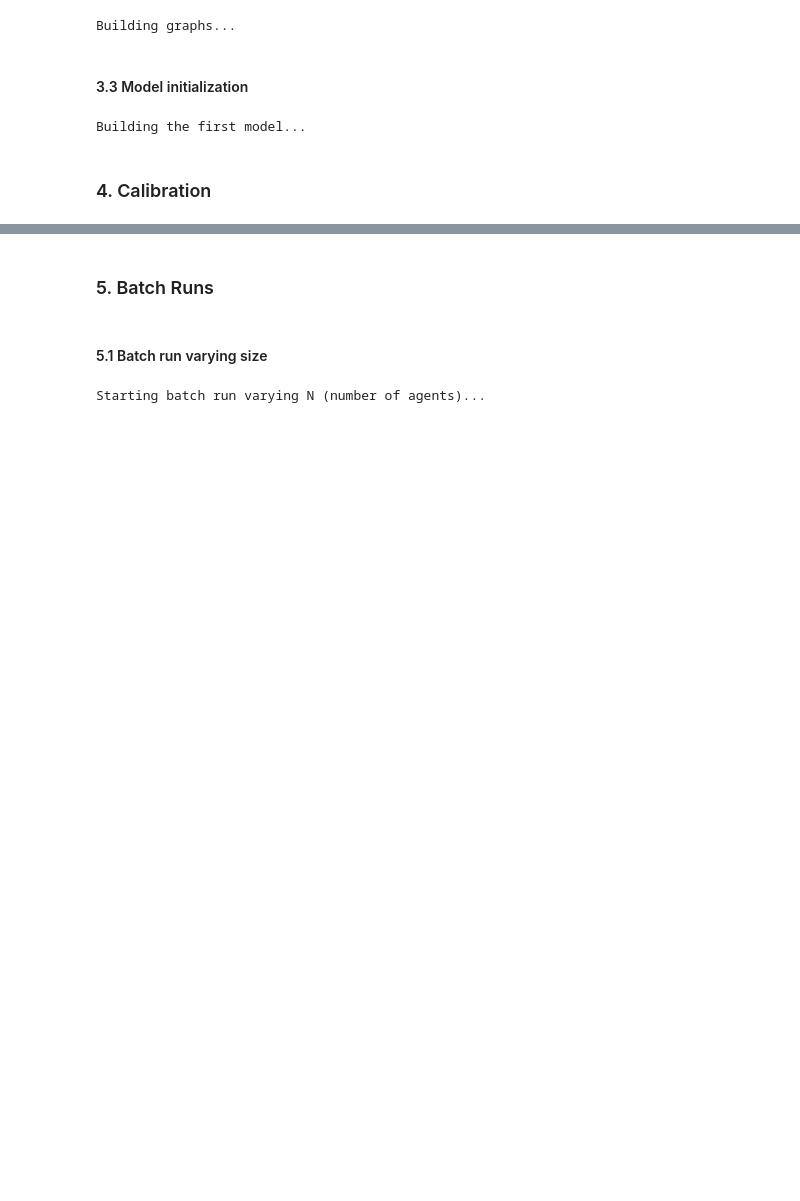
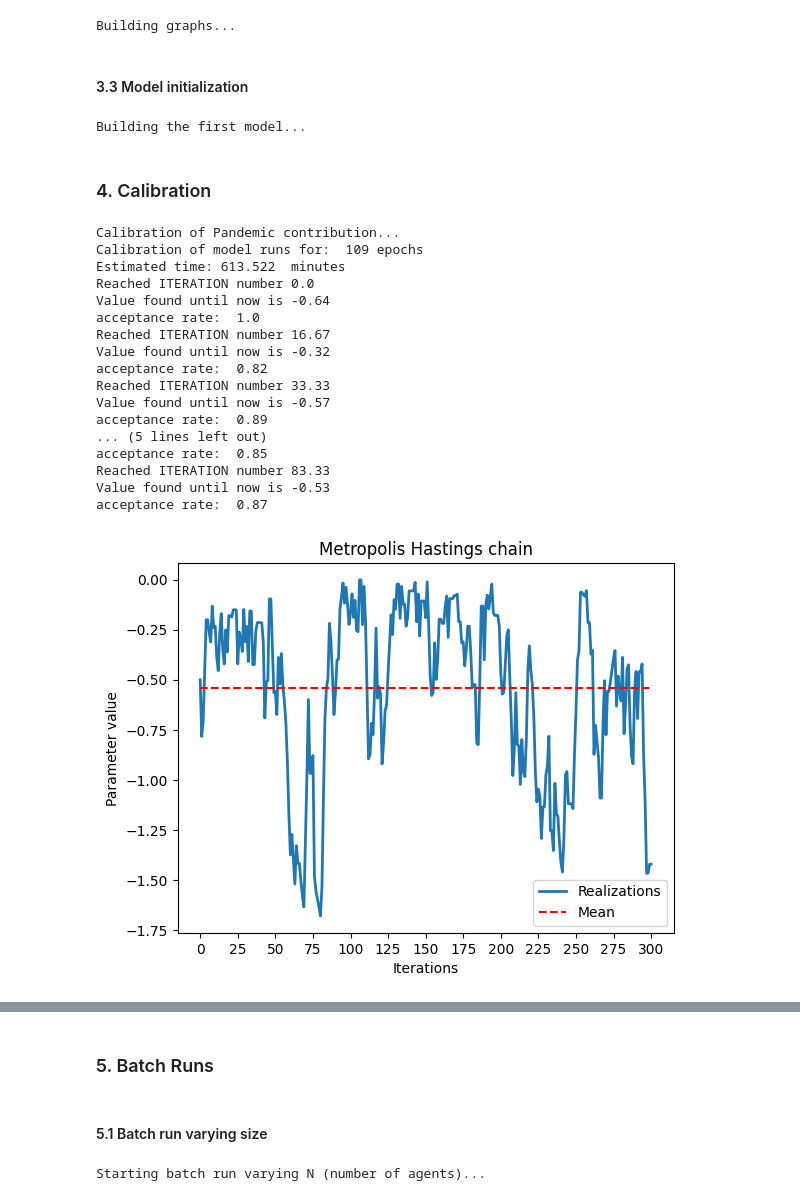
Before and after one commit to simonegiancola09/ants_markets, a Jupyter notebook: ants_market.ipynb, the cells around one changed output, grey strips where cells are left out. Drawn from its saved outputs; the diff is of its cells as text; code cells hidden in the pictures; blank space fills up the shorter version.

```diff
--- a/ants_market.ipynb
+++ b/ants_market.ipynb
@@ -332,7 +332,7 @@ calibration_time_start = time.time()
 
 std = 0.2                                                   # std of normal proposal
 param_start = -0.5                                          # initial guess for the parameter
-iterations_mh = 3 * short_sim + 500 * (1 - short_sim)       # number of iterations
+iterations_mh = 5 * short_sim + 300 * (1 - short_sim)       # number of iterations
 internal_iterations = 5
 true_data = df.loc[df['start'] > -start, 'Close']
 burn_in = 0                                                 # number of burn in iterations
@@ -340,30 +340,49 @@ multi=False
 fit_alpha=True
 loss = calibration.compute_log_likelihood
 preprocess = True
 
 calibration_output = calibration.metropolis_hastings(
     model,
     iterations_mh,
     internal_iterations,
     loss,
     preprocess,
     param_start,
     std,
     true_data,
     burn_in,
     multi=multi,
     fit_alpha=fit_alpha)
 if windows:
     utils.save_dictionary_to_file(calibration_output, 'reports/outputs/MH_output.txt')
 else:
     utils.save_dictionary_to_file(calibration_output, 'reports/outputs/MH_output.txt')
 
 calibration_time_end = time.time()
 calibration_time = calibration_time_end - calibration_time_start
 basic_views.plot_chain(calibration_output, save=True, save_name='MH_chain', title='Metropolis Hastings chain')
 
 print('Calibration finished in {} seconds'.format(np.round(calibration_time, 2)))
 
 
 ### UPDATE ALPHA ACCORDING TO THE VALUE FOUND IN CALIBRATION ####
 alpha = calibration_output['parameter estimate']
+# %% [output]
+Calibration of Pandemic contribution...
+Calibration of model runs for:  109 epochs
+Estimated time: 613.522  minutes
+Reached ITERATION number 0.0
+Value found until now is -0.64
+acceptance rate:  1.0
+Reached ITERATION number 16.67
+Value found until now is -0.32
+acceptance rate:  0.82
+Reached ITERATION number 33.33
+Value found until now is -0.57
+acceptance rate:  0.89
+... (5 lines left out)
+acceptance rate:  0.85
+Reached ITERATION number 83.33
+Value found until now is -0.53
+acceptance rate:  0.87
+[figure, added]
```
Also changed, not shown: parts of 7 cells of this notebook, 12 other files.
